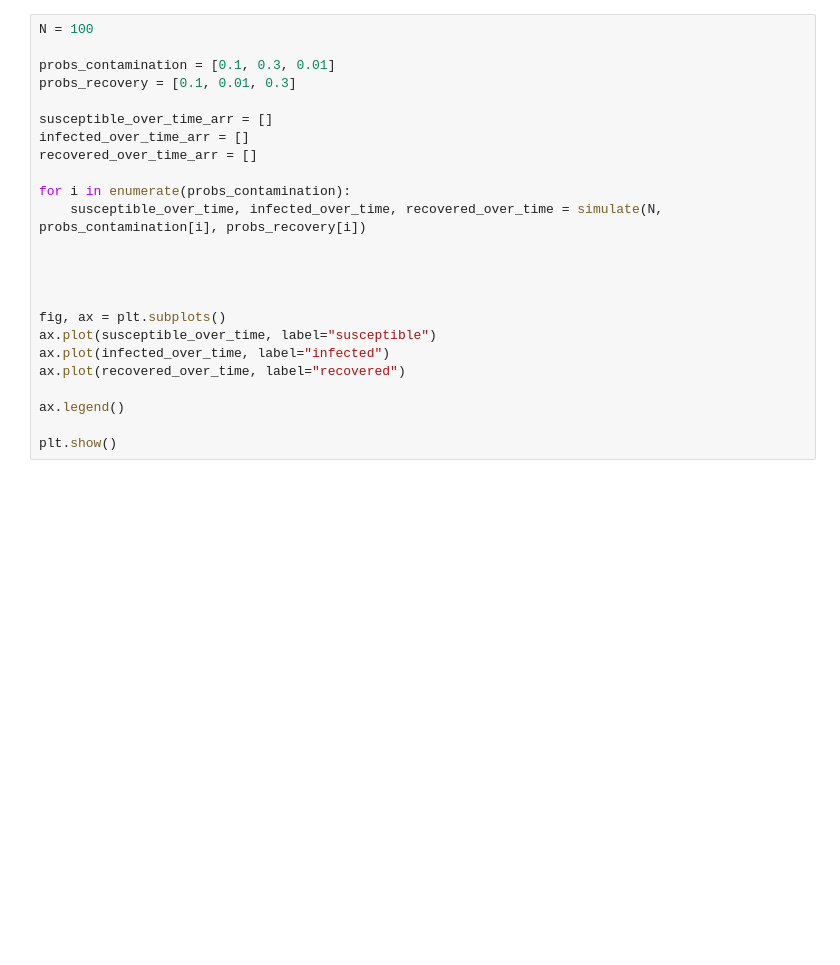
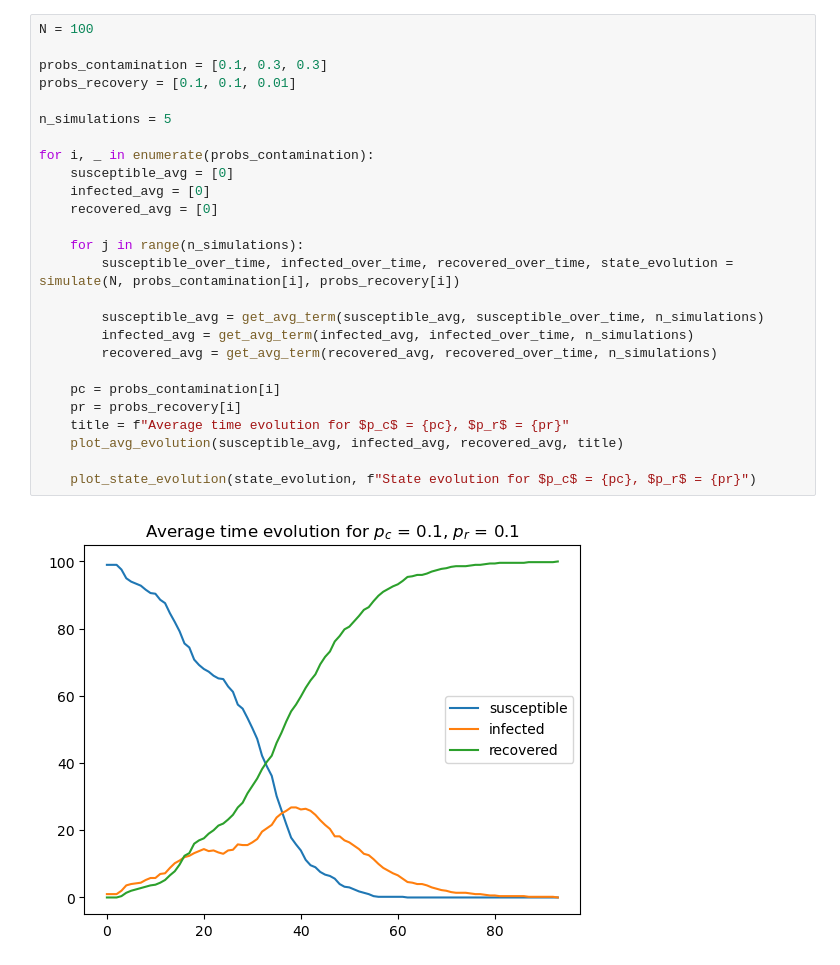
Before and after one commit to zluipaiva/modelo-sir, a Jupyter notebook: main.ipynb, the cells around one changed output. Drawn from its saved outputs; the diff is of its cells as text; blank space fills up the shorter version.

Commit message:
Add state evolution plots

```diff
--- a/main.ipynb
+++ b/main.ipynb
@@ -78,24 +141,28 @@ def simulate(N, prob_contamination, prob_recovery):
-# %%
-N = 100
-
-probs_contamination = [0.1, 0.3, 0.01]
-probs_recovery = [0.1, 0.01, 0.3]
-
-susceptible_over_time_arr = []
-infected_over_time_arr = []
-recovered_over_time_arr = []
-
-for i in enumerate(probs_contamination):
-    susceptible_over_time, infected_over_time, recovered_over_time = simulate(N, probs_contamination[i], probs_recovery[i])
-
-
-
-
-fig, ax = plt.subplots()
-ax.plot(susceptible_over_time, label="susceptible")
-ax.plot(infected_over_time, label="infected")
-ax.plot(recovered_over_time, label="recovered")
-
-ax.legend()
-
-plt.show()
+# %%
+N = 100
+
+probs_contamination = [0.1, 0.3, 0.3]
+probs_recovery = [0.1, 0.1, 0.01]
+
+n_simulations = 5
+
+for i, _ in enumerate(probs_contamination):
+    susceptible_avg = [0]
+    infected_avg = [0]
+    recovered_avg = [0]
+
+    for j in range(n_simulations):
+        susceptible_over_time, infected_over_time, recovered_over_time, state_evolution = simulate(N, probs_contamination[i], probs_recovery[i])
+
+        susceptible_avg = get_avg_term(susceptible_avg, susceptible_over_time, n_simulations)
+        infected_avg = get_avg_term(infected_avg, infected_over_time, n_simulations)
+        recovered_avg = get_avg_term(recovered_avg, recovered_over_time, n_simulations)
+
+    pc = probs_contamination[i]
+    pr = probs_recovery[i]
+    title = f"Average time evolution for $p_c$ = {pc}, $p_r$ = {pr}"
+    plot_avg_evolution(susceptible_avg, infected_avg, recovered_avg, title)
+
+    plot_state_evolution(state_evolution, f"State evolution for $p_c$ = {pc}, $p_r$ = {pr}")
+# %% [output]
+[figure, added]
```
Also changed, not shown: parts of 4 cells of this notebook.
